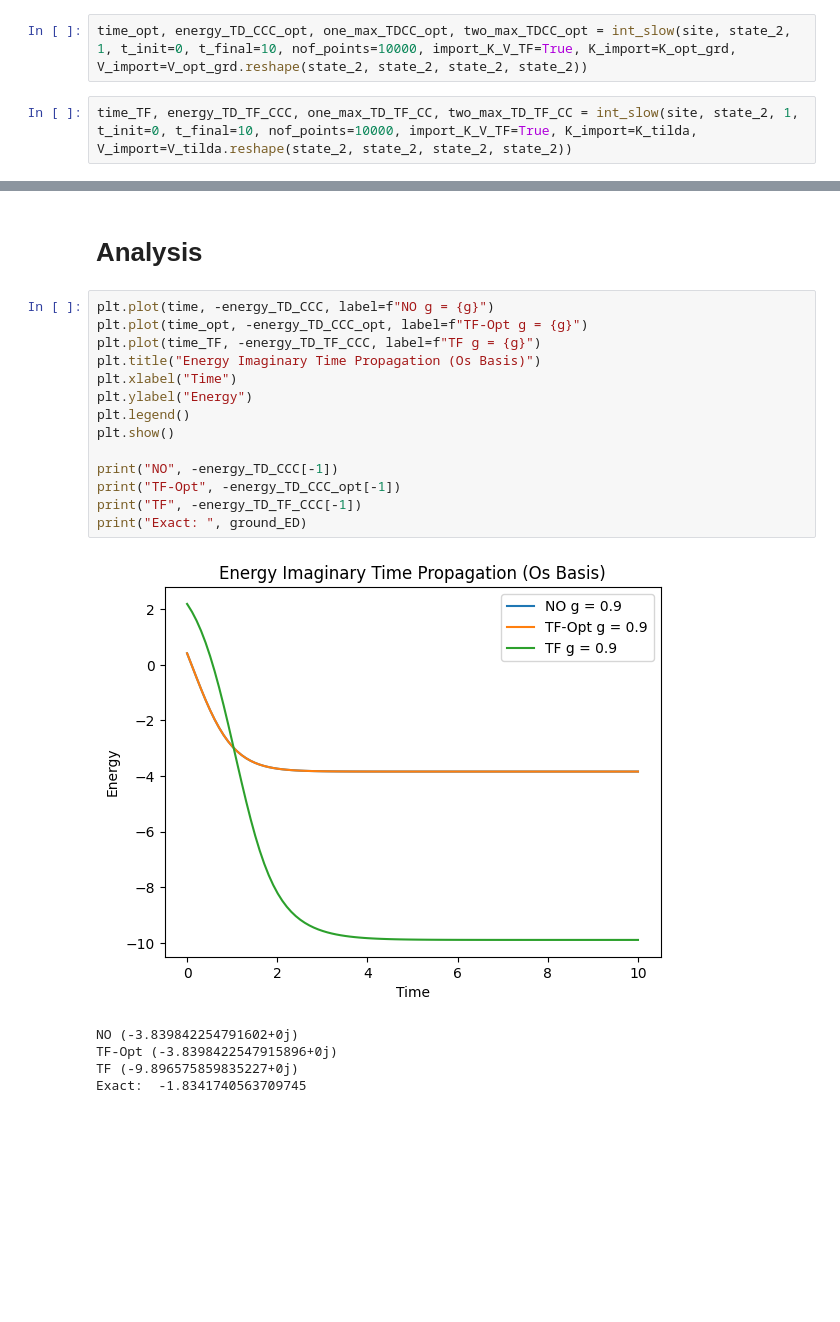
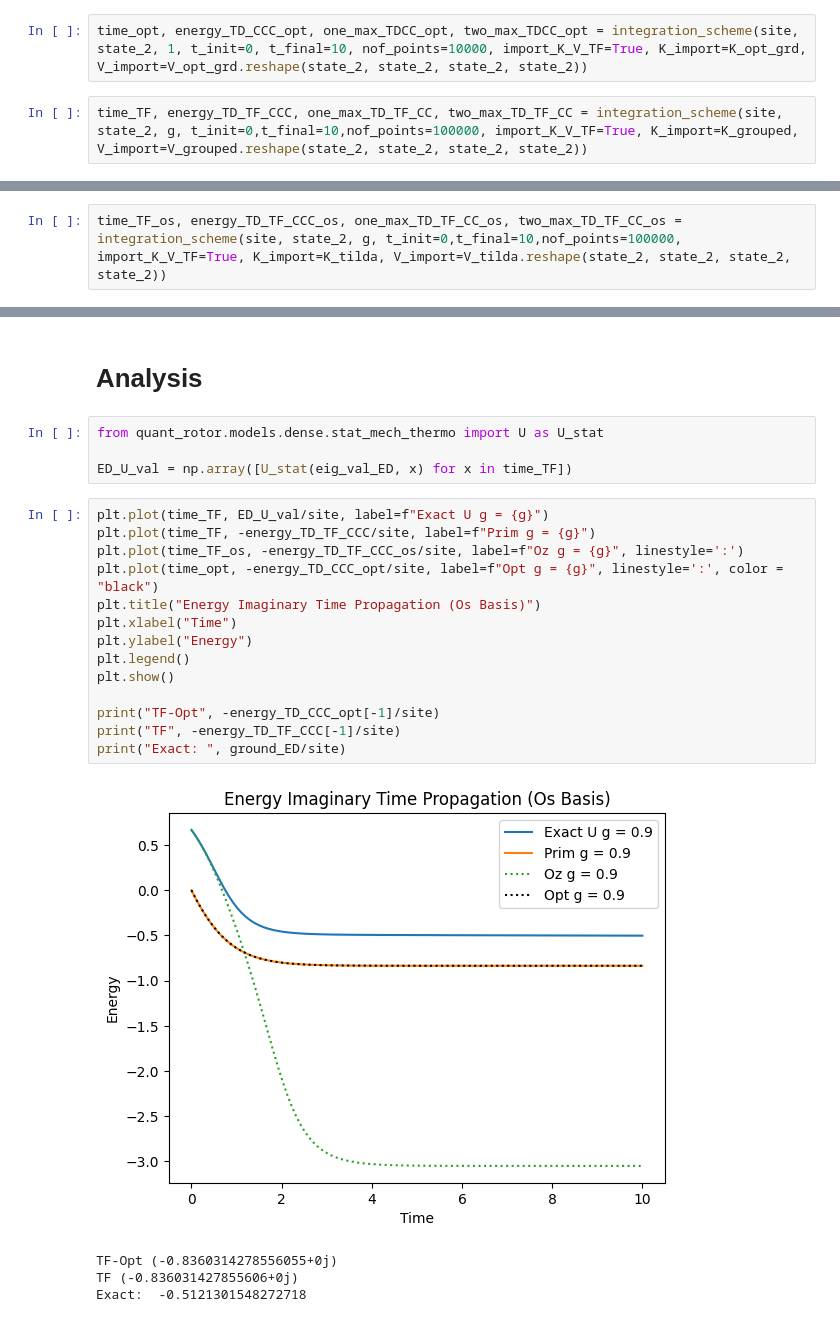
Before and after one commit to Gilfrim/Computational-Analysis-of-Many-Rotor-Systems, a Jupyter notebook: produce_TF_RDM.ipynb, the cells around one changed output, grey strips where cells are left out. Cells and saved outputs as stored; diff of their text form; blank space fills up the shorter version.

```diff
--- a/produce_TF_RDM.ipynb
+++ b/produce_TF_RDM.ipynb
@@ -536,6 +605,6 @@ amplitute_energy(site, state, g, ground_ED_vec_norm, True, K_NO, V_NO.reshape(st
 # %% [markdown]
 ***Imag. Time propagation***
 # %%
-time_opt, energy_TD_CCC_opt, one_max_TDCC_opt, two_max_TDCC_opt = int_slow(site, state_2, 1, t_init=0, t_final=10, nof_points=10000, import_K_V_TF=True, K_import=K_opt_grd, V_import=V_opt_grd.reshape(state_2, state_2, state_2, state_2))
+time_opt, energy_TD_CCC_opt, one_max_TDCC_opt, two_max_TDCC_opt = integration_scheme(site, state_2, 1, t_init=0, t_final=10, nof_points=10000, import_K_V_TF=True, K_import=K_opt_grd, V_import=V_opt_grd.reshape(state_2, state_2, state_2, state_2))
 # %%
-time_TF, energy_TD_TF_CCC, one_max_TD_TF_CC, two_max_TD_TF_CC = int_slow(site, state_2, 1, t_init=0, t_final=10, nof_points=10000, import_K_V_TF=True, K_import=K_tilda, V_import=V_tilda.reshape(state_2, state_2, state_2, state_2))
+time_TF, energy_TD_TF_CCC, one_max_TD_TF_CC, two_max_TD_TF_CC = integration_scheme(site, state_2, g, t_init=0,t_final=10,nof_points=100000, import_K_V_TF=True, K_import=K_grouped, V_import=V_grouped.reshape(state_2, state_2, state_2, state_2))
@@ -546,3 +611,5 @@ time, energy_TD_CCC, one_max_TDCC, two_max_TDCC = int_slow(site, state, 1, t_ini
+# %%
+time_TF_os, energy_TD_TF_CCC_os, one_max_TD_TF_CC_os, two_max_TD_TF_CC_os = integration_scheme(site, state_2, g, t_init=0,t_final=10,nof_points=100000, import_K_V_TF=True, K_import=K_tilda, V_import=V_tilda.reshape(state_2, state_2, state_2, state_2))
 # %% [markdown]
 ***CCC***
 # %%
@@ -553,23 +620,26 @@ time, energy_TD_CCC, one_max_TDCC, two_max_TDCC = int_slow(site, state, 1, t_ini
 # one_max, two_max, energy_CCC, t_1, t_2 = t_periodic(site, state, g, NO=True)
 # %% [markdown]
 # Analysis
+# %%
+from quant_rotor.models.dense.stat_mech_thermo import U as U_stat
+
+ED_U_val = np.array([U_stat(eig_val_ED, x) for x in time_TF])
 # %%
-plt.plot(time, -energy_TD_CCC, label=f"NO g = {g}")
-plt.plot(time_opt, -energy_TD_CCC_opt, label=f"TF-Opt g = {g}")
-plt.plot(time_TF, -energy_TD_TF_CCC, label=f"TF g = {g}")
+plt.plot(time_TF, ED_U_val/site, label=f"Exact U g = {g}")
+plt.plot(time_TF, -energy_TD_TF_CCC/site, label=f"Prim g = {g}")
+plt.plot(time_TF_os, -energy_TD_TF_CCC_os/site, label=f"Oz g = {g}", linestyle=':')
+plt.plot(time_opt, -energy_TD_CCC_opt/site, label=f"Opt g = {g}", linestyle=':', color = "black")
 plt.title("Energy Imaginary Time Propagation (Os Basis)")
 plt.xlabel("Time")
 plt.ylabel("Energy")
 plt.legend()
 plt.show()
 
-print("NO", -energy_TD_CCC[-1])
-print("TF-Opt", -energy_TD_CCC_opt[-1])
-print("TF", -energy_TD_TF_CCC[-1])
-print("Exact: ", ground_ED)
+print("TF-Opt", -energy_TD_CCC_opt[-1]/site)
+print("TF", -energy_TD_TF_CCC[-1]/site)
+print("Exact: ", ground_ED/site)
 # %% [output]
-[figure, old version]
+[figure, new version]
-NO (-3.839842254791602+0j)
-TF-Opt (-3.8398422547915896+0j)
-TF (-9.896575859835227+0j)
-Exact:  -1.8341740563709745
+TF-Opt (-0.8360314278556055+0j)
+TF (-0.836031427855606+0j)
+Exact:  -0.5121301548272718
```
Also changed, not shown: parts of 58 cells of this notebook, 32 other files.
